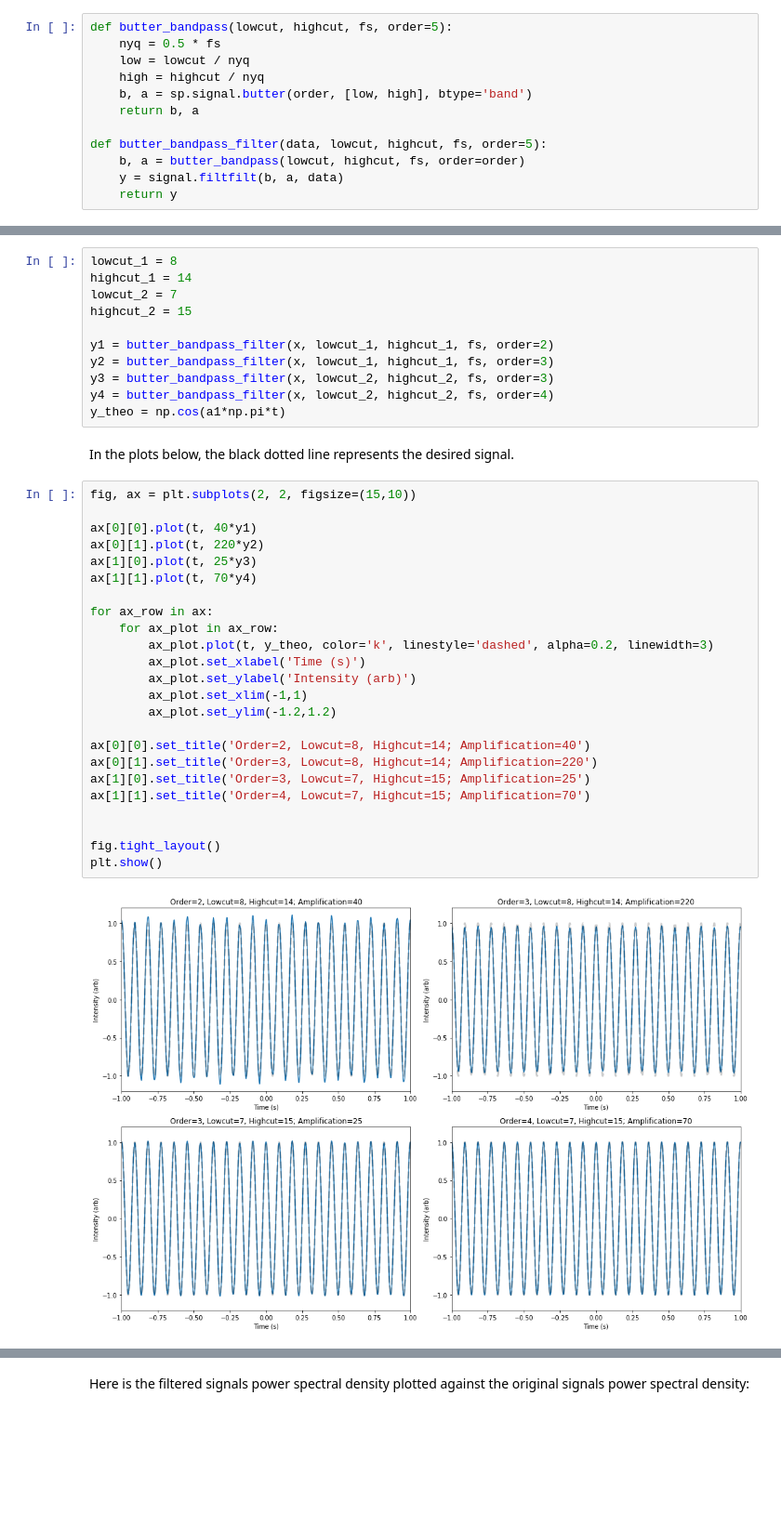
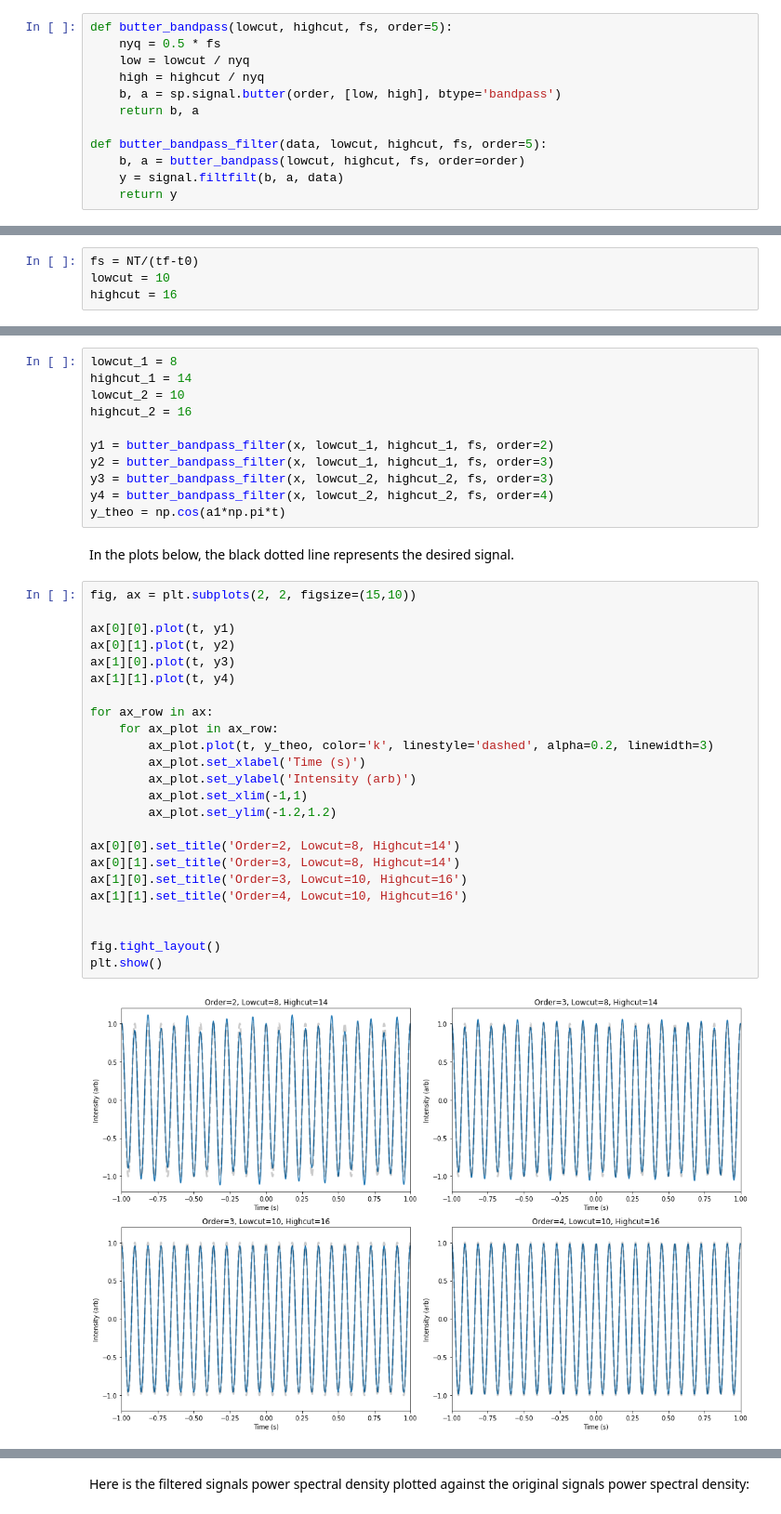
Before and after one commit to lukepolson/School, a Jupyter notebook: Phys 411/Assignment 4/Question 3.ipynb, the cells around one changed output, grey strips where cells are left out. Shown at 93% size. Saved outputs shown, nothing was run; the diff lists cells and outputs as text; blank space fills up the shorter version.

```diff
--- a/Phys 411/Assignment 4/Question 3.ipynb
+++ b/Phys 411/Assignment 4/Question 3.ipynb
@@ -87,7 +89,7 @@ def butter_bandpass(lowcut, highcut, fs, order=5):
     nyq = 0.5 * fs
     low = lowcut / nyq
     high = highcut / nyq
-    b, a = sp.signal.butter(order, [low, high], btype='band')
+    b, a = sp.signal.butter(order, [low, high], btype='bandpass')
     return b, a
 
 def butter_bandpass_filter(data, lowcut, highcut, fs, order=5):
@@ -102,0 +101,4 @@ highcut = 15
+# %%
+fs = NT/(tf-t0)
+lowcut = 10
+highcut = 16
@@ -132,8 +140,8 @@ While higher orders appear to remove most of the lower frequency (7Hz), they als
 # %%
 lowcut_1 = 8
 highcut_1 = 14
-lowcut_2 = 7
-highcut_2 = 15
+lowcut_2 = 10
+highcut_2 = 16
 
 y1 = butter_bandpass_filter(x, lowcut_1, highcut_1, fs, order=2)
 y2 = butter_bandpass_filter(x, lowcut_1, highcut_1, fs, order=3)
@@ -145,27 +153,27 @@ In the plots below, the black dotted line represents the desired signal.
 # %%
 fig, ax = plt.subplots(2, 2, figsize=(15,10))
 
-ax[0][0].plot(t, 40*y1)
-ax[0][1].plot(t, 220*y2)
-ax[1][0].plot(t, 25*y3)
-ax[1][1].plot(t, 70*y4)
+ax[0][0].plot(t, y1)
+ax[0][1].plot(t, y2)
+ax[1][0].plot(t, y3)
+ax[1][1].plot(t, y4)
 
 for ax_row in ax:
     for ax_plot in ax_row:
         ax_plot.plot(t, y_theo, color='k', linestyle='dashed', alpha=0.2, linewidth=3)
         ax_plot.set_xlabel('Time (s)')
         ax_plot.set_ylabel('Intensity (arb)')
         ax_plot.set_xlim(-1,1)
         ax_plot.set_ylim(-1.2,1.2)
 
-ax[0][0].set_title('Order=2, Lowcut=8, Highcut=14; Amplification=40')
-ax[0][1].set_title('Order=3, Lowcut=8, Highcut=14; Amplification=220')
-ax[1][0].set_title('Order=3, Lowcut=7, Highcut=15; Amplification=25')
-ax[1][1].set_title('Order=4, Lowcut=7, Highcut=15; Amplification=70')
+ax[0][0].set_title('Order=2, Lowcut=8, Highcut=14')
+ax[0][1].set_title('Order=3, Lowcut=8, Highcut=14')
+ax[1][0].set_title('Order=3, Lowcut=10, Highcut=16')
+ax[1][1].set_title('Order=4, Lowcut=10, Highcut=16')
 
 
 fig.tight_layout()
 plt.show()
 # %% [output]
-[figure, old version]
+[figure, new version]
 # %% [markdown]
```
Also changed, not shown: parts of 18 cells of this notebook, 6 other files.
